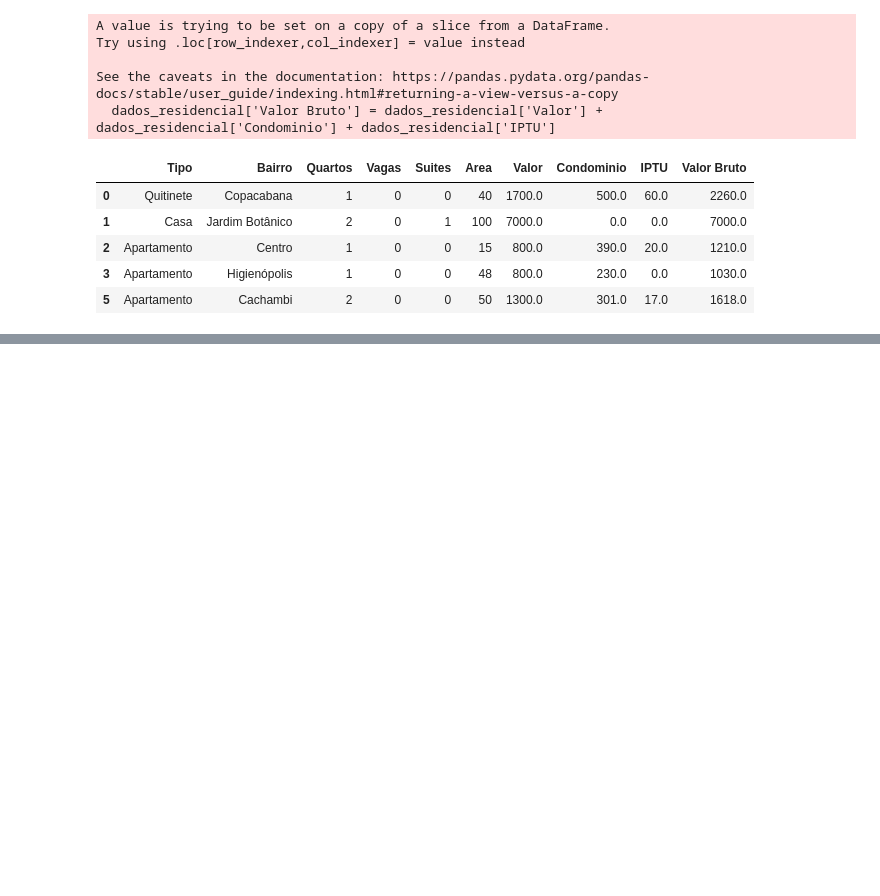
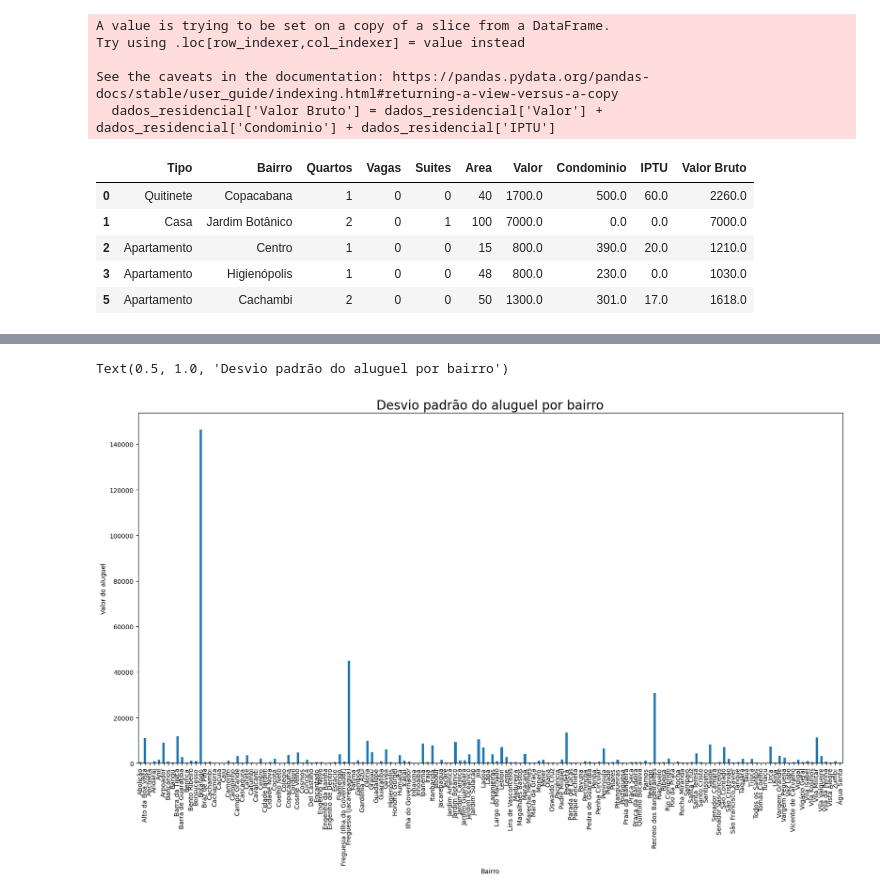
Before and after one commit to paulorobertovrc/alura-data-science, a Jupyter notebook: Pandas/data_science_pandas_trat_analise_dados.ipynb, the cells around one changed output, grey strips where cells are left out. Cells and saved outputs as stored; diff of their text form; code cells hidden in the pictures; blank space fills up the shorter version.

```diff
--- a/Pandas/data_science_pandas_trat_analise_dados.ipynb
+++ b/Pandas/data_science_pandas_trat_analise_dados.ipynb
@@ -523,0 +664,7 @@ See the caveats in the documentation: https://pandas.pydata.org/pandas-docs/stab
+# %%
+grafico_desvio_padrao_aluguel_bairro = grupo_bairro['Valor'].std().plot(kind='bar')
+grafico_desvio_padrao_aluguel_bairro.set_ylabel('Valor do aluguel')
+grafico_desvio_padrao_aluguel_bairro.set_title('Desvio padrão do aluguel por bairro', fontsize=20)
+# %% [output]
+Text(0.5, 1.0, 'Desvio padrão do aluguel por bairro')
+[figure, added]
```
Also changed, not shown: parts of 32 cells of this notebook.
